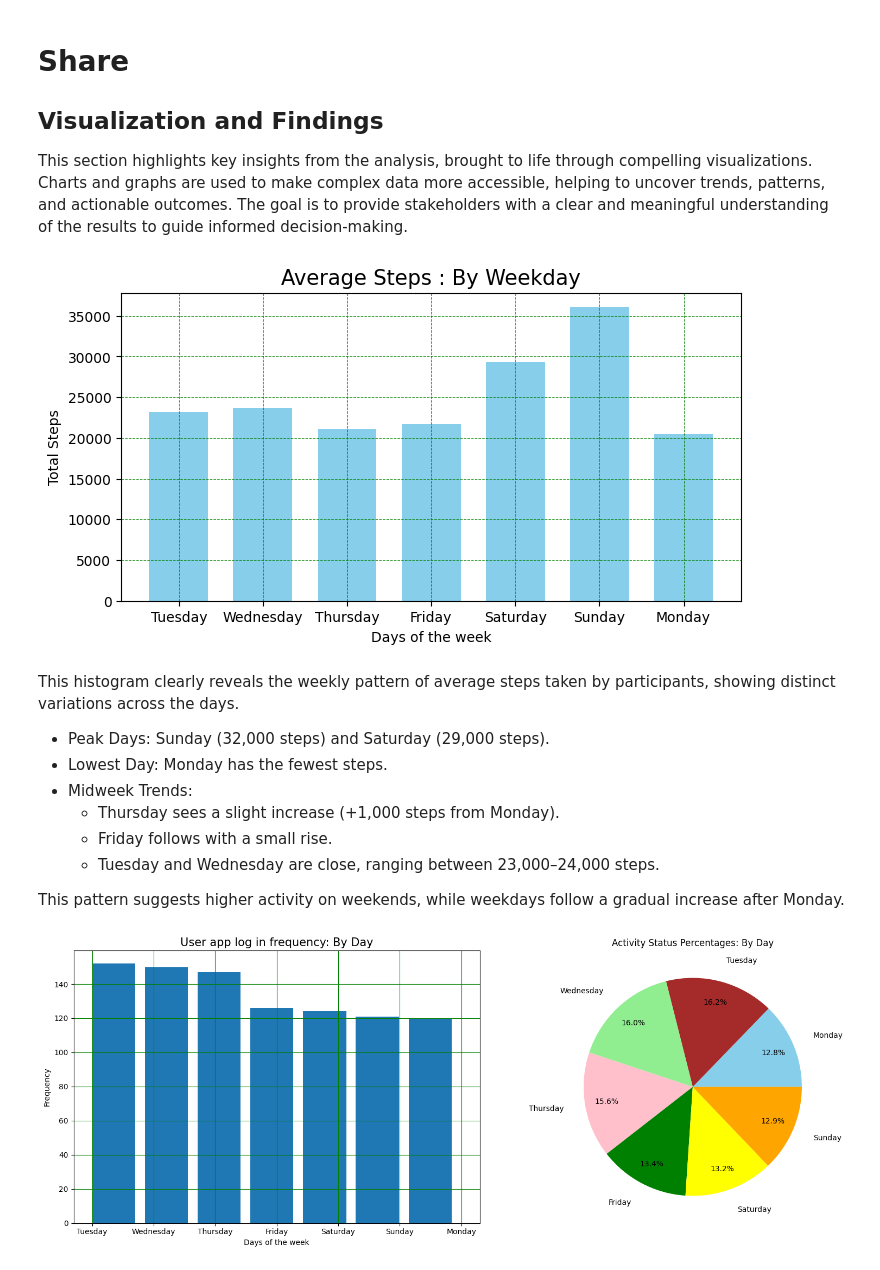
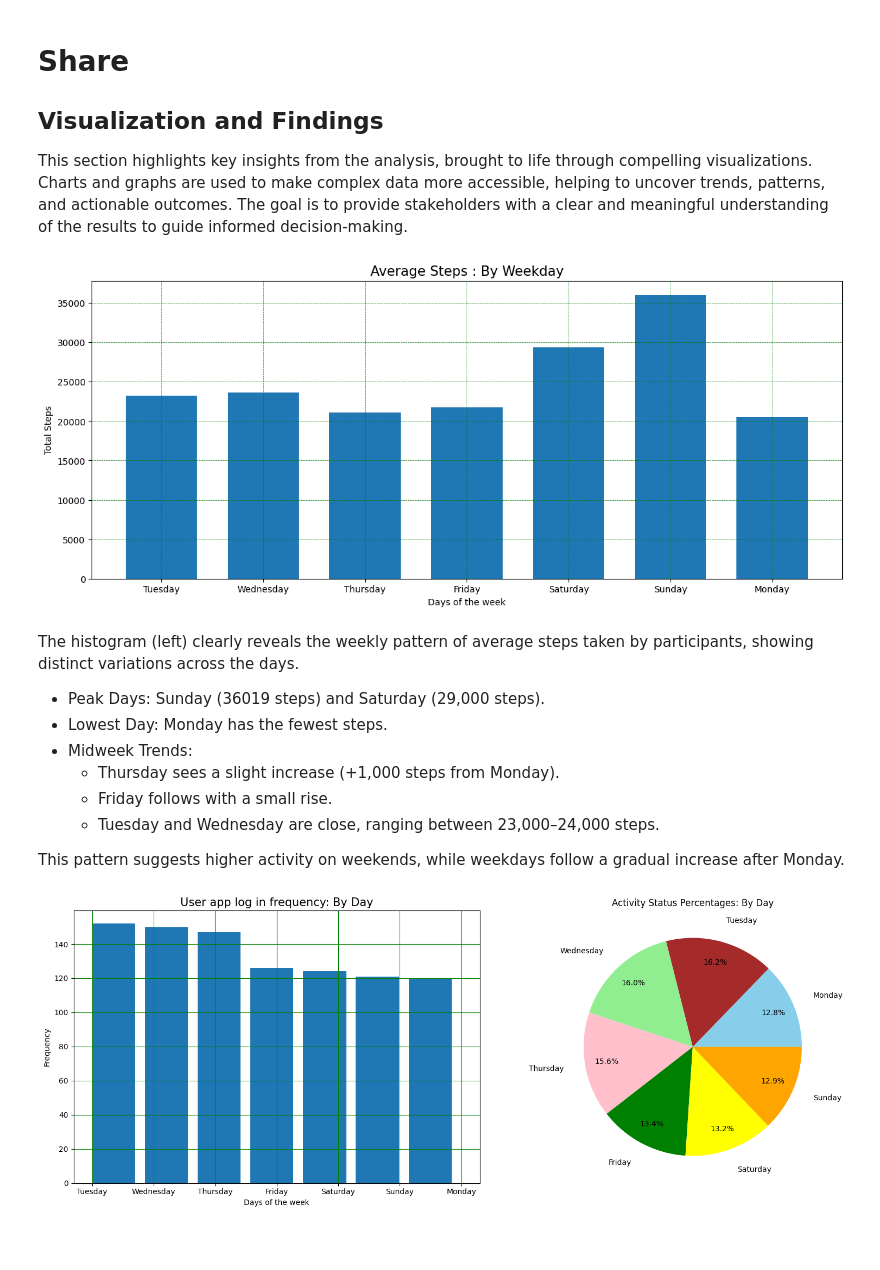
Before and after one commit to lyalldata/Data-Analysis-Portfolio, a Jupyter notebook: Python/BellaBeat/Bellabeat.ipynb, the cells around one changed output. Cells and saved outputs as stored; diff of their text form; code cells hidden in the pictures; blank space fills up the shorter version.

```diff
--- a/Python/BellaBeat/Bellabeat.ipynb
+++ b/Python/BellaBeat/Bellabeat.ipynb
@@ -656,23 +656,23 @@ This section highlights key insights from the analysis, brought to life through
 # %%
 #Viz 1
 
-# Bar chart
-plt.figure(figsize=(8, 4))
-plt.bar(x=df_2['DayOfTheWeek'], height=df_2['TotalSteps'], width=0.7, color='skyblue')
+# Bar chart 1
+plt.figure(figsize=(15,6))
 
+plt.bar(x=df_2['DayOfTheWeek'], height=df_2['TotalSteps'], width=0.7)
 plt.xlabel('Days of the week')
 plt.xticks(rotation=0)
 plt.ylabel('Total Steps')
 plt.title('Average Steps : By Weekday', fontsize=15)
+plt.grid(color='green', linestyle='--', linewidth=0.5)
 
-plt.grid(color='green', linestyle='--', linewidth=0.5)
 plt.show()
 # %% [output]
-[figure, old version]
+[figure, new version]
 # %% [markdown]
-This histogram clearly reveals the weekly pattern of average steps taken by participants, showing distinct variations across the days.
+The histogram (left) clearly reveals the weekly pattern of average steps taken by participants, showing distinct variations across the days.
 
-- Peak Days: Sunday (32,000 steps) and Saturday (29,000 steps).
+- Peak Days: Sunday (36019 steps) and Saturday (29,000 steps).
 - Lowest Day: Monday has the fewest steps.
 - Midweek Trends:
     - Thursday sees a slight increase (+1,000 steps from Monday).
```
Also changed, not shown: parts of 3 cells of this notebook.
